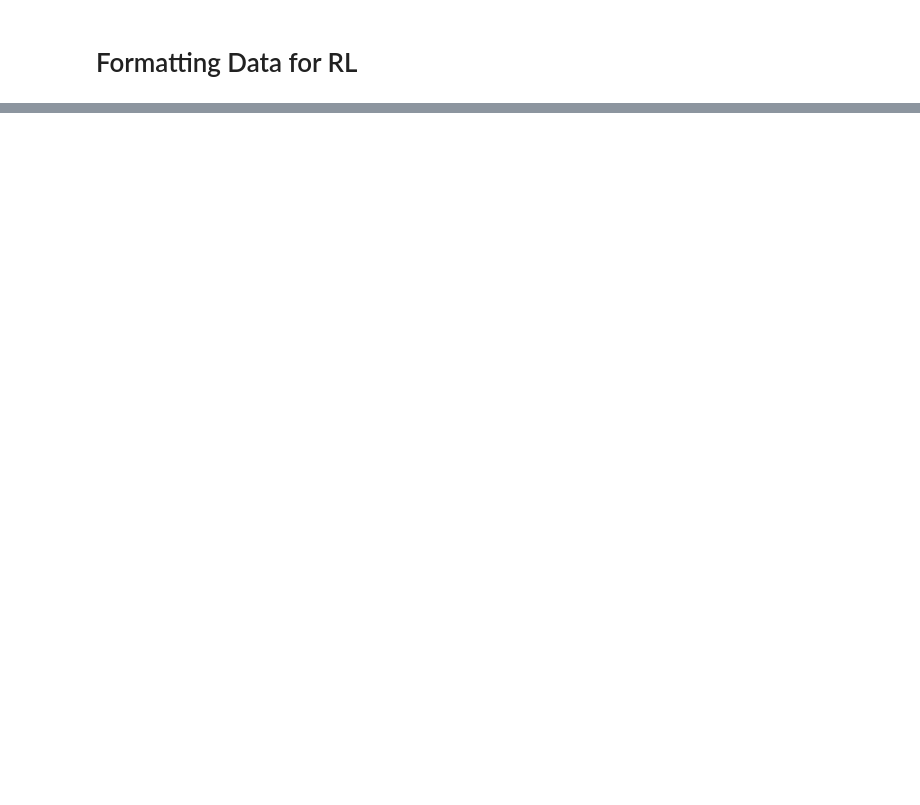
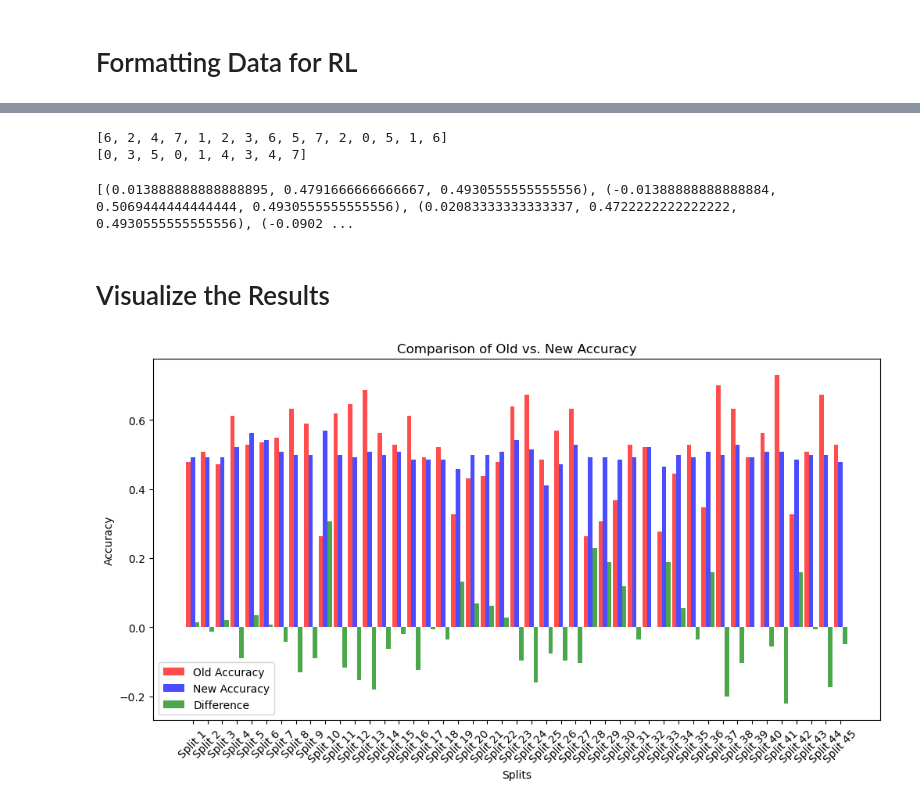
Before and after one commit to JaigonRyu/EEG_RL_Feature_Transforms, a Jupyter notebook: COGS189_Final.ipynb, the cells around one changed output, grey strips where cells are left out. Drawn from its saved outputs; the diff is of its cells as text; code cells hidden in the pictures; blank space fills up the shorter version.

```diff
--- a/COGS189_Final.ipynb
+++ b/COGS189_Final.ipynb
@@ -441,7 +370,7 @@ def format_for_jacob(bsub):
 # %%
 X_data = []
 y = []
-for subject in [1,2,3]:
+for subject in [1,2,3,5,6,7,8,9]:
     X_data.append(format_for_jacob(subject)[0])
     y.append(format_for_jacob(subject)[1])
 # %% [output]
@@ -521,9 +436,0 @@ from stable_baselines3 import PPO
-# %%
-model = PPO('MlpPolicy', env,
-            learning_rate=1e-4,
-            gamma=0.995,
-            gae_lambda=0.9,
-            batch_size=256,
-            clip_range=0.1,
-            verbose=1)
-model.learn(total_timesteps=5000)
@@ -533,0 +695,17 @@ Wrapping the env in a DummyVecEnv.
+# %%
+train_ids = []
+test_ids = []
+
+for fold in training_folds:
+
+    train_ids.append(fold[0])
+    test_ids.append(fold[1])
+
+train_ids = [x for xs in train_ids for x in xs]
+print(train_ids)
+
+test_ids = [x for xs in test_ids for x in xs]
+print(test_ids)
+# %% [output]
+[6, 2, 4, 7, 1, 2, 3, 6, 5, 7, 2, 0, 5, 1, 6]
+[0, 3, 5, 0, 1, 4, 3, 4, 7]
@@ -533,0 +797,44 @@ Wrapping the env in a DummyVecEnv.
+# %%
+results = []
+
+for trial in results_tot:
+    for tup in trial:
+        results.append(tup)
+
+print(results)
+# %% [output]
+[(0.013888888888888895, 0.4791666666666667, 0.4930555555555556), (-0.01388888888888884, 0.5069444444444444, 0.4930555555555556), (0.02083333333333337, 0.4722222222222222, 0.4930555555555556), (-0.0902 ...
+# %% [markdown]
+# Visualize the Results
+# %%
+import matplotlib.pyplot as plt
+import numpy as np
+
+
+# Extract values
+diffs = [x[0] for x in results]  # New Accuracy - Old Accuracy
+old_acc = [x[1] for x in results]
+new_acc = [x[2] for x in results]
+x_labels = [f"Split {i+1}" for i in range(len(results))]
+
+# Set bar positions
+x = np.arange(len(results))
+bar_width = 0.3
+
+# Create plot
+fig, ax = plt.subplots(figsize=(12, 6))  # Adjust size for readability
+ax.bar(x - bar_width, old_acc, bar_width, label="Old Accuracy", color='red', alpha=0.7)
+ax.bar(x, new_acc, bar_width, label="New Accuracy", color='blue', alpha=0.7)
+ax.bar(x + bar_width, diffs, bar_width, label="Difference", color='green', alpha=0.7)
+
+# Formatting
+ax.set_xlabel("Splits")
+ax.set_ylabel("Accuracy")
+ax.set_title("Comparison of Old vs. New Accuracy")
+ax.set_xticks(x)
+ax.set_xticklabels(x_labels, rotation=45)  # Rotate labels for better readability
+ax.legend()
+
+plt.show()
+# %% [output]
+[figure, added]
```
Also changed, not shown: parts of 22 cells of this notebook, 7 other files.
